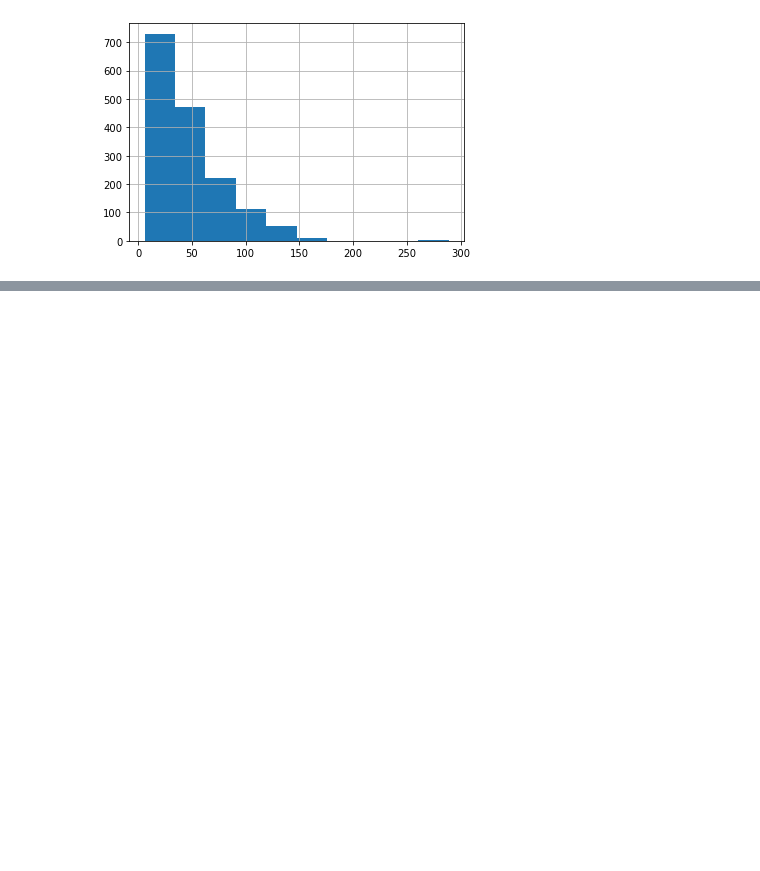
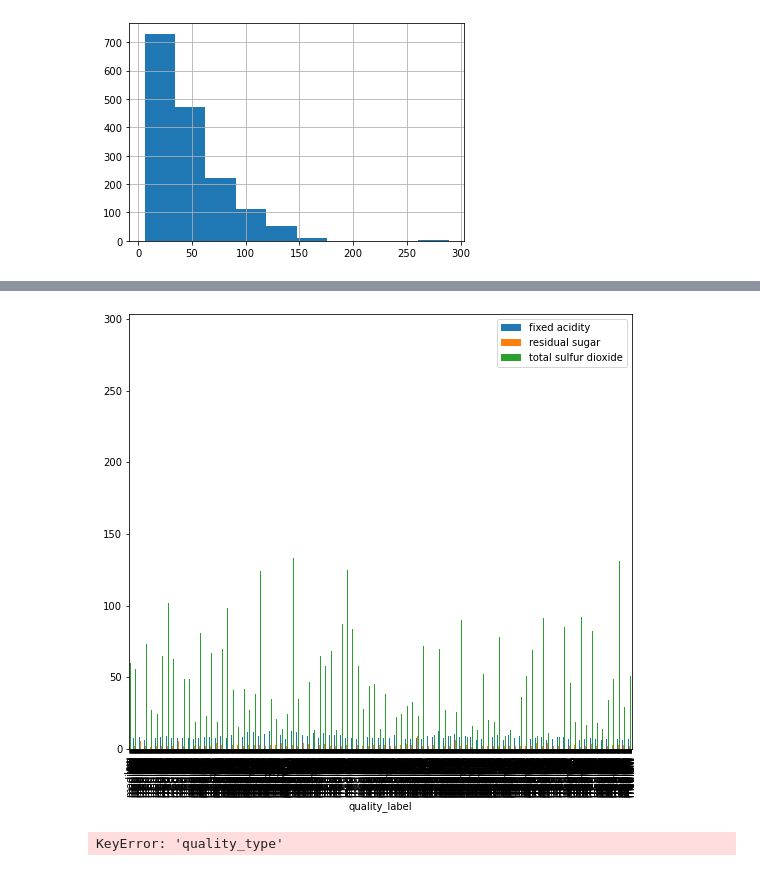
Before and after one commit to Anitagg1/Phyton-Workshop, a Jupyter notebook: Wine Project.ipynb, the cells around one changed output, grey strips where cells are left out. Saved outputs shown, nothing was run; the diff lists cells and outputs as text; code cells hidden in the pictures; blank space fills up the shorter version.

```diff
--- a/Wine Project.ipynb
+++ b/Wine Project.ipynb
@@ -259,0 +332,11 @@ plt.bar(wines.index)
+# %%
+
+
+red_wine.plot(x= 'quality_label', y=["fixed acidity", "residual sugar", "total sulfur dioxide"], kind="bar",figsize=(9,8))
+plt.show()
+# %% [output]
+[figure, added]
+# %%
+wines.groupby(['quality_type']).count().plot(ax=ax)
+# %% [output]
+KeyError: 'quality_type'
```
Also changed, not shown: parts of 11 cells of this notebook.
